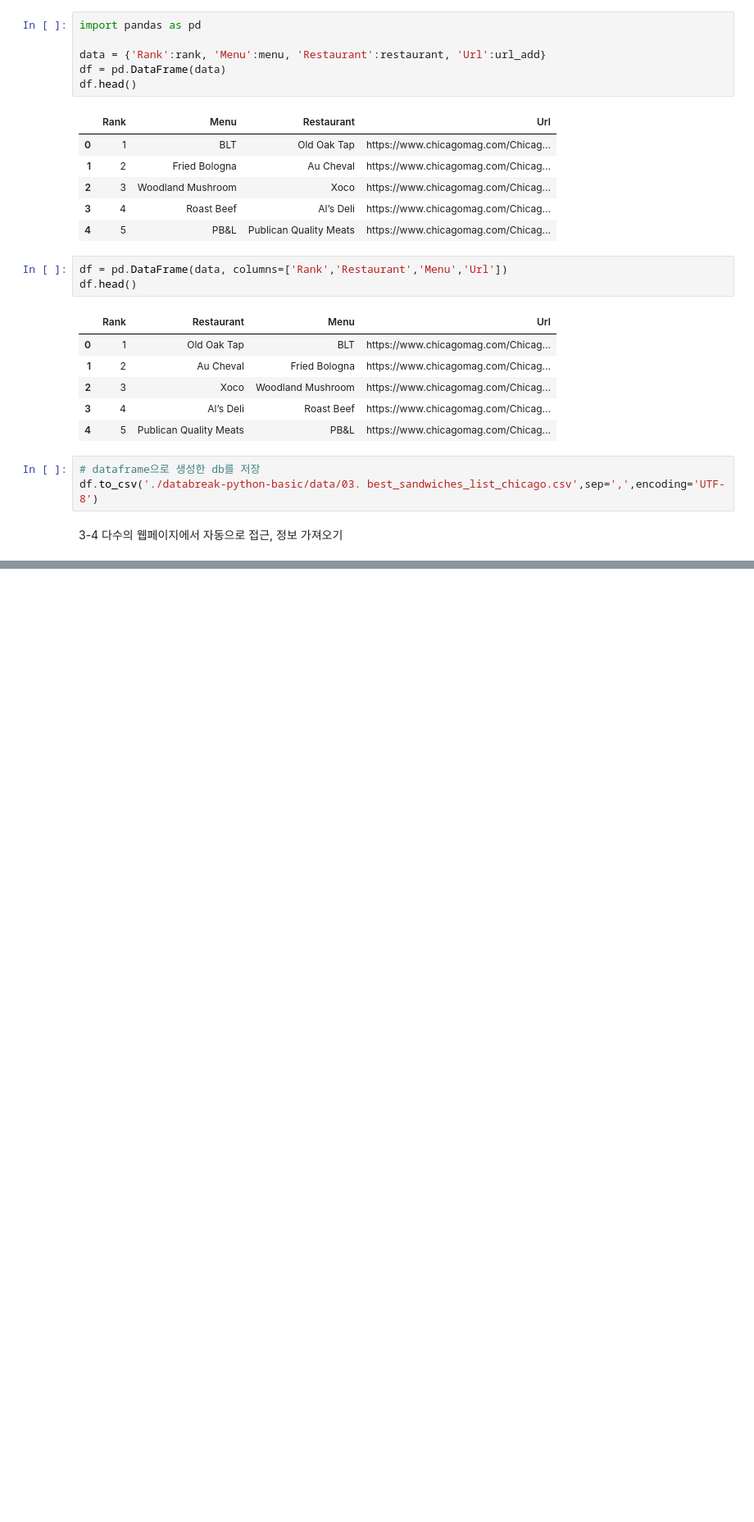
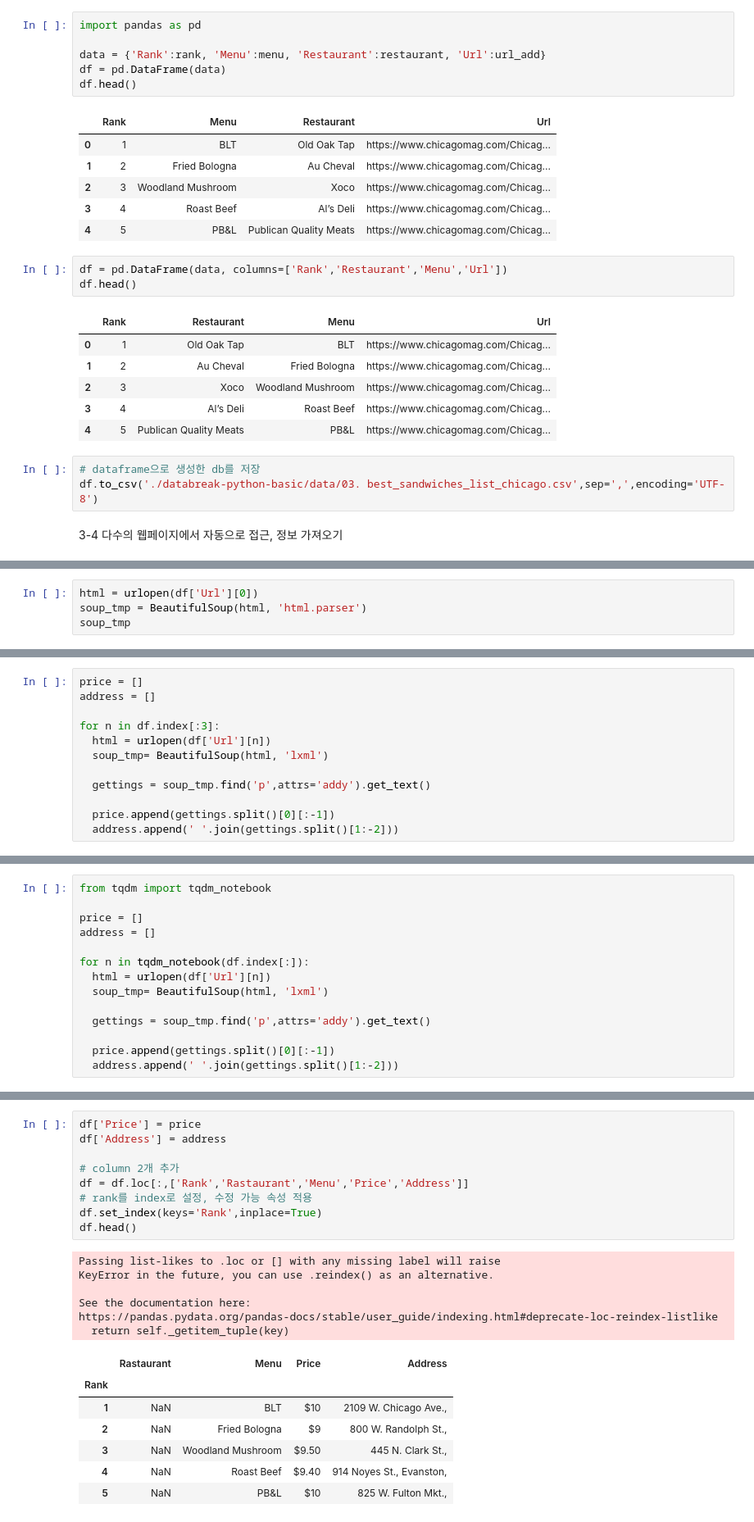
Before and after one commit to mike2ox/databreak-python-basic, a Jupyter notebook: data_science_by_python_03.ipynb, the cells around one changed output, grey strips where cells are left out. Shown at 82% size. Cells and saved outputs as stored; diff of their text form; blank space fills up the shorter version.

```diff
--- a/data_science_by_python_03.ipynb
+++ b/data_science_by_python_03.ipynb
@@ -311,0 +327,4 @@ df.to_csv('./databreak-python-basic/data/03. best_sandwiches_list_chicago.csv',s
+# %%
+html = urlopen(df['Url'][0])
+soup_tmp = BeautifulSoup(html, 'html.parser')
+soup_tmp
@@ -311,0 +365,12 @@ df.to_csv('./databreak-python-basic/data/03. best_sandwiches_list_chicago.csv',s
+# %%
+price = []
+address = []
+
+for n in df.index[:3]:
+  html = urlopen(df['Url'][n])
+  soup_tmp= BeautifulSoup(html, 'lxml')
+
+  gettings = soup_tmp.find('p',attrs='addy').get_text()
+
+  price.append(gettings.split()[0][:-1])
+  address.append(' '.join(gettings.split()[1:-2]))
@@ -311,0 +387,14 @@ df.to_csv('./databreak-python-basic/data/03. best_sandwiches_list_chicago.csv',s
+# %%
+from tqdm import tqdm_notebook
+
+price = []
+address = []
+
+for n in tqdm_notebook(df.index[:]):
+  html = urlopen(df['Url'][n])
+  soup_tmp= BeautifulSoup(html, 'lxml')
+
+  gettings = soup_tmp.find('p',attrs='addy').get_text()
+
+  price.append(gettings.split()[0][:-1])
+  address.append(' '.join(gettings.split()[1:-2]))
@@ -311,0 +417,23 @@ df.to_csv('./databreak-python-basic/data/03. best_sandwiches_list_chicago.csv',s
+# %%
+df['Price'] = price
+df['Address'] = address
+
+# column 2개 추가
+df = df.loc[:,['Rank','Rastaurant','Menu','Price','Address']]
+# rank를 index로 설정, 수정 가능 속성 적용
+df.set_index(keys='Rank',inplace=True)
+df.head()
+# %% [output]
+Passing list-likes to .loc or [] with any missing label will raise
+KeyError in the future, you can use .reindex() as an alternative.
+
+See the documentation here:
+https://pandas.pydata.org/pandas-docs/stable/user_guide/indexing.html#deprecate-loc-reindex-listlike
+  return self._getitem_tuple(key)
+|  | Rastaurant | Menu | Price | Address |
+| Rank |  |  |  |  |
+| 1 | NaN | BLT | $10 | 2109 W. Chicago Ave., |
+| 2 | NaN | Fried Bologna | $9 | 800 W. Randolph St., |
+| 3 | NaN | Woodland Mushroom | $9.50 | 445 N. Clark St., |
+| 4 | NaN | Roast Beef | $9.40 | 914 Noyes St., Evanston, |
+| 5 | NaN | PB&L | $10 | 825 W. Fulton Mkt., |
```
Also changed, not shown: parts of 13 cells of this notebook.
